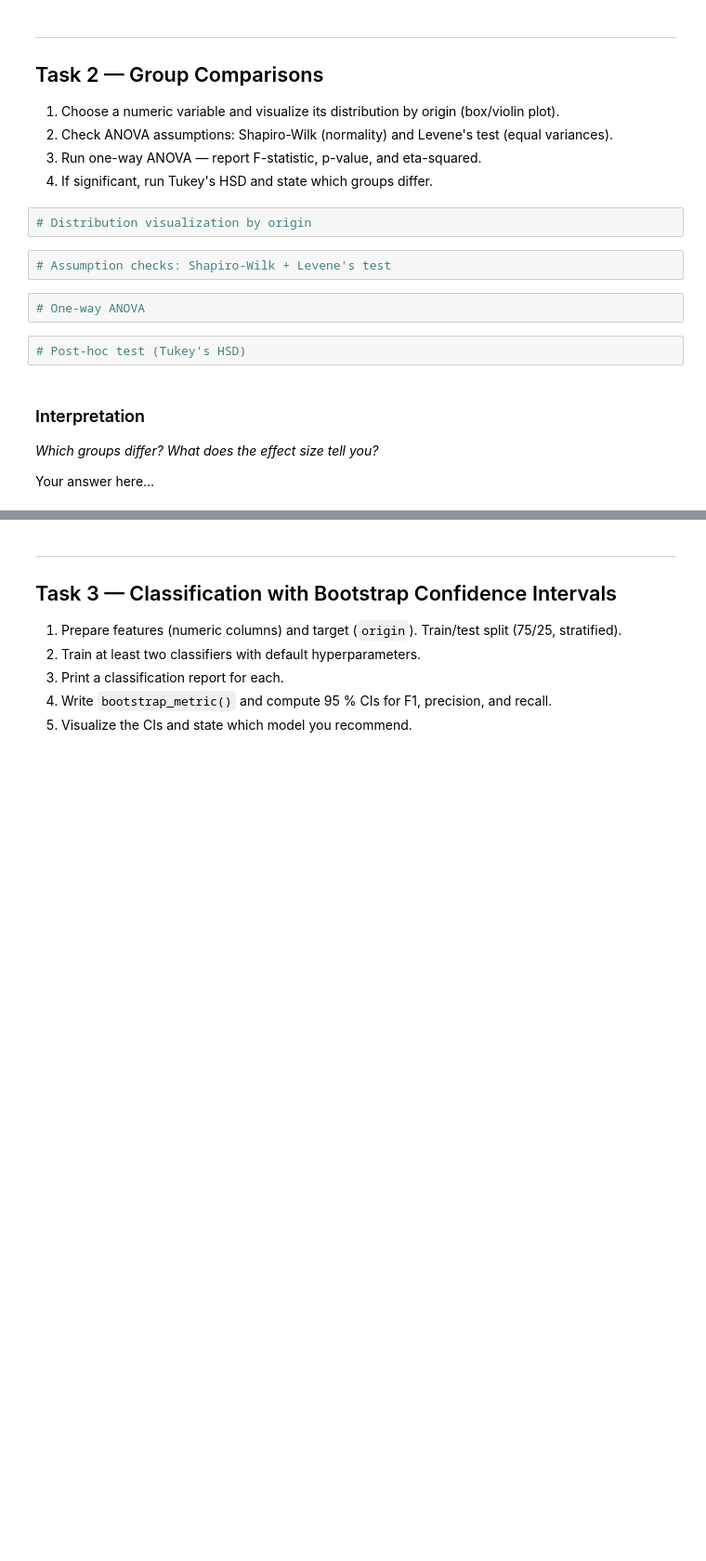
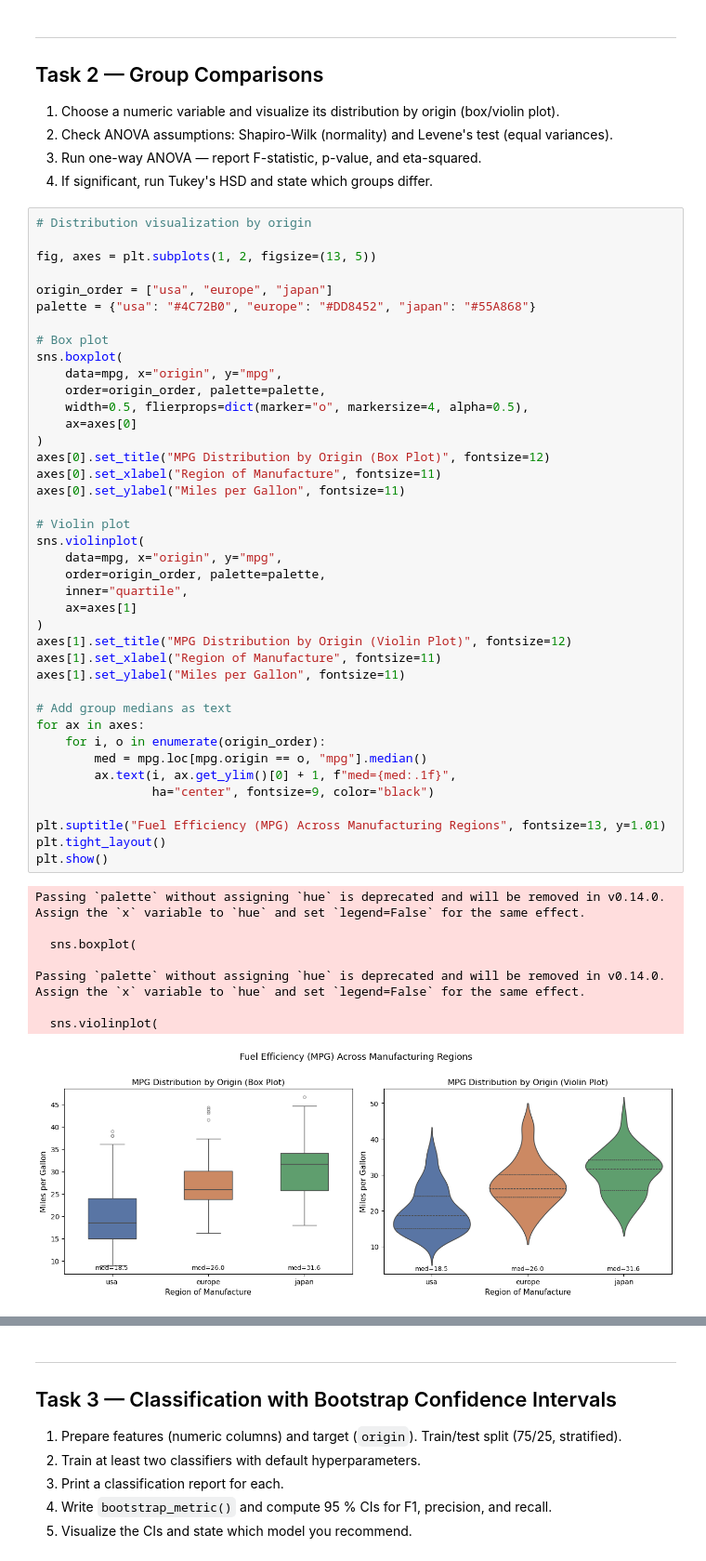
Before and after one commit to Data-AI-IDDA/m3-13-assessment, a Jupyter notebook: m3-13-assessment.ipynb, the cells around one changed output, grey strips where cells are left out. Shown at 93% size. Saved outputs shown, nothing was run; the diff lists cells and outputs as text; blank space fills up the shorter version.

```diff
--- a/m3-13-assessment.ipynb
+++ b/m3-13-assessment.ipynb
@@ -51,17 +169,52 @@ Your answer here…
 2. Check ANOVA assumptions: Shapiro-Wilk (normality) and Levene's test (equal variances).
 3. Run one-way ANOVA — report F-statistic, p-value, and eta-squared.
 4. If significant, run Tukey's HSD and state which groups differ.
-# %%
-# Distribution visualization by origin
-# %%
-# Assumption checks: Shapiro-Wilk + Levene's test
-# %%
-# One-way ANOVA
-# %%
-# Post-hoc test (Tukey's HSD)
-# %% [markdown]
-### Interpretation
-
-*Which groups differ? What does the effect size tell you?*
-
-Your answer here…
+# %%
+# Distribution visualization by origin
+
+fig, axes = plt.subplots(1, 2, figsize=(13, 5))
+
+origin_order = ["usa", "europe", "japan"]
+palette = {"usa": "#4C72B0", "europe": "#DD8452", "japan": "#55A868"}
+
+# Box plot
+sns.boxplot(
+    data=mpg, x="origin", y="mpg",
+    order=origin_order, palette=palette,
+    width=0.5, flierprops=dict(marker="o", markersize=4, alpha=0.5),
+    ax=axes[0]
+)
+axes[0].set_title("MPG Distribution by Origin (Box Plot)", fontsize=12)
+axes[0].set_xlabel("Region of Manufacture", fontsize=11)
+axes[0].set_ylabel("Miles per Gallon", fontsize=11)
+
+# Violin plot
+sns.violinplot(
+    data=mpg, x="origin", y="mpg",
+    order=origin_order, palette=palette,
+    inner="quartile",
+    ax=axes[1]
+)
+axes[1].set_title("MPG Distribution by Origin (Violin Plot)", fontsize=12)
+axes[1].set_xlabel("Region of Manufacture", fontsize=11)
+axes[1].set_ylabel("Miles per Gallon", fontsize=11)
+
+# Add group medians as text
+for ax in axes:
+    for i, o in enumerate(origin_order):
+        med = mpg.loc[mpg.origin == o, "mpg"].median()
+        ax.text(i, ax.get_ylim()[0] + 1, f"med={med:.1f}",
+                ha="center", fontsize=9, color="black")
+
+plt.suptitle("Fuel Efficiency (MPG) Across Manufacturing Regions", fontsize=13, y=1.01)
+plt.tight_layout()
+plt.show()
+# %% [output]
+Passing `palette` without assigning `hue` is deprecated and will be removed in v0.14.0. Assign the `x` variable to `hue` and set `legend=False` for the same effect.
+
+  sns.boxplot(
+
+Passing `palette` without assigning `hue` is deprecated and will be removed in v0.14.0. Assign the `x` variable to `hue` and set `legend=False` for the same effect.
+
+  sns.violinplot(
+[figure, added]
```
Also changed, not shown: parts of 29 cells of this notebook.
